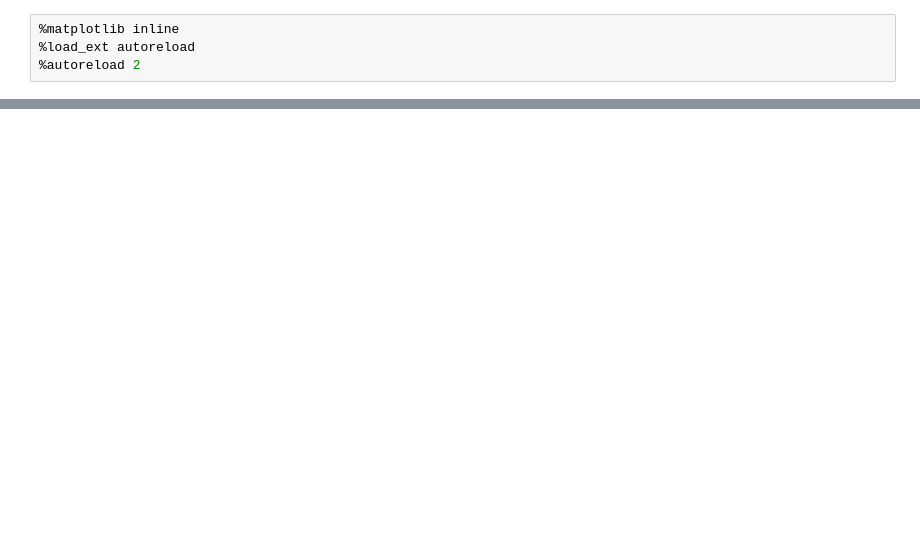
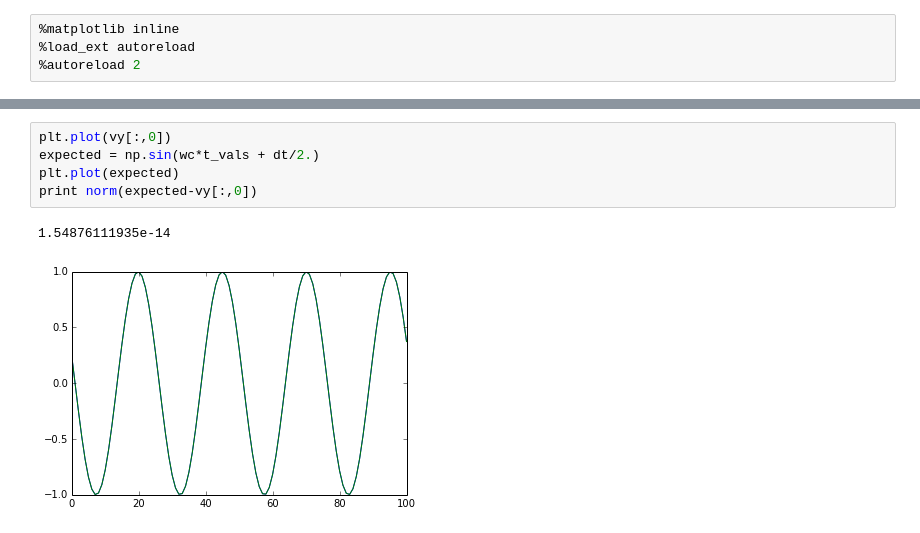
Before and after one commit to shigh/pyes1, a Jupyter notebook: 1d2v-sing.ipynb, the cells around one changed output, grey strips where cells are left out. Drawn from its saved outputs; the diff is of its cells as text; blank space fills up the shorter version.

```diff
--- a/1d2v-sing.ipynb
+++ b/1d2v-sing.ipynb
@@ -62,0 +68,8 @@ im_ani.save("1d2v-sing.mp4", writer="mencoder")
+# %%
+plt.plot(vy[:,0])
+expected = np.sin(wc*t_vals + dt/2.)
+plt.plot(expected)
+print norm(expected-vy[:,0])
+# %% [output]
+1.54876111935e-14
+[figure, added]
```
Also changed, not shown: parts of 4 cells of this notebook.
